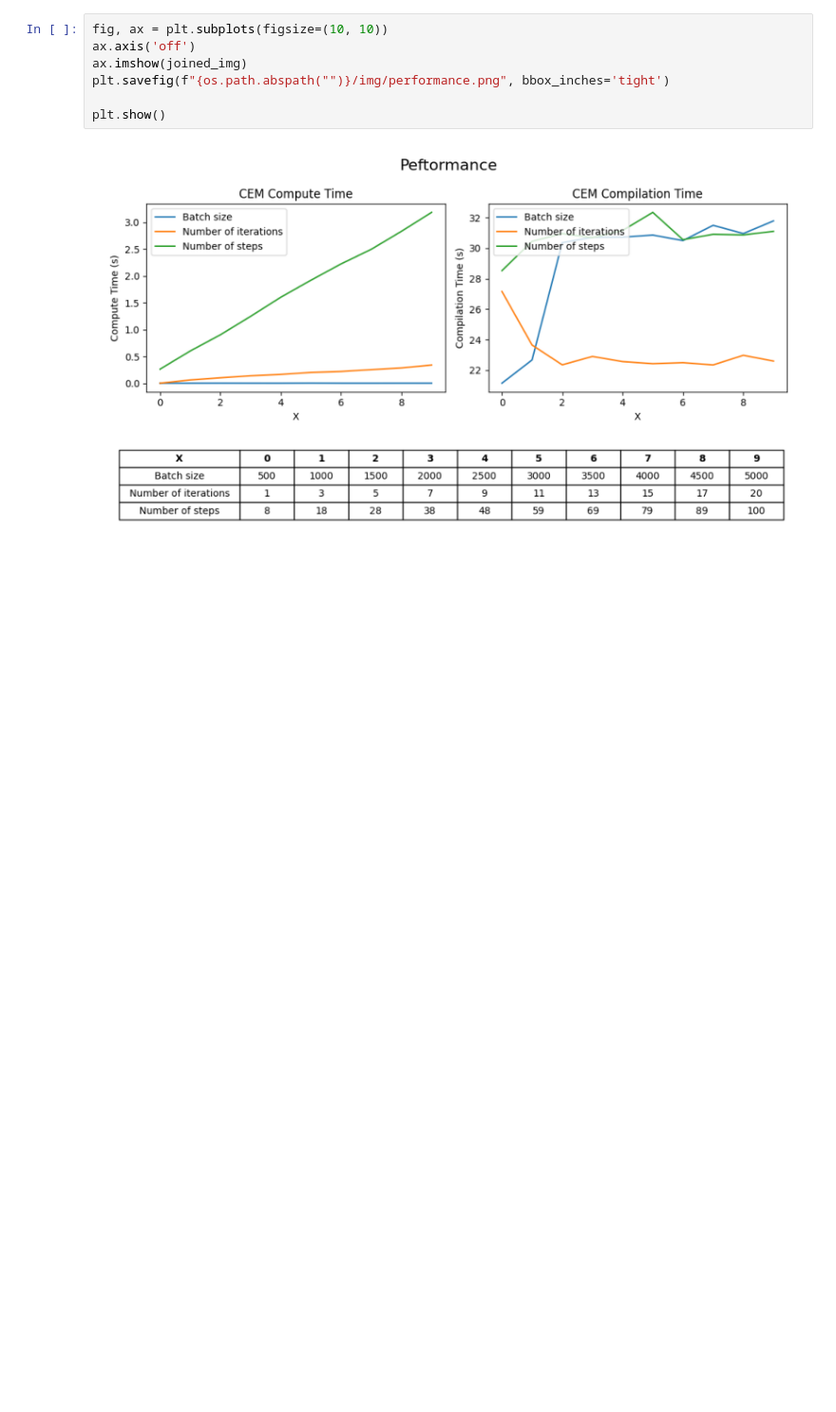
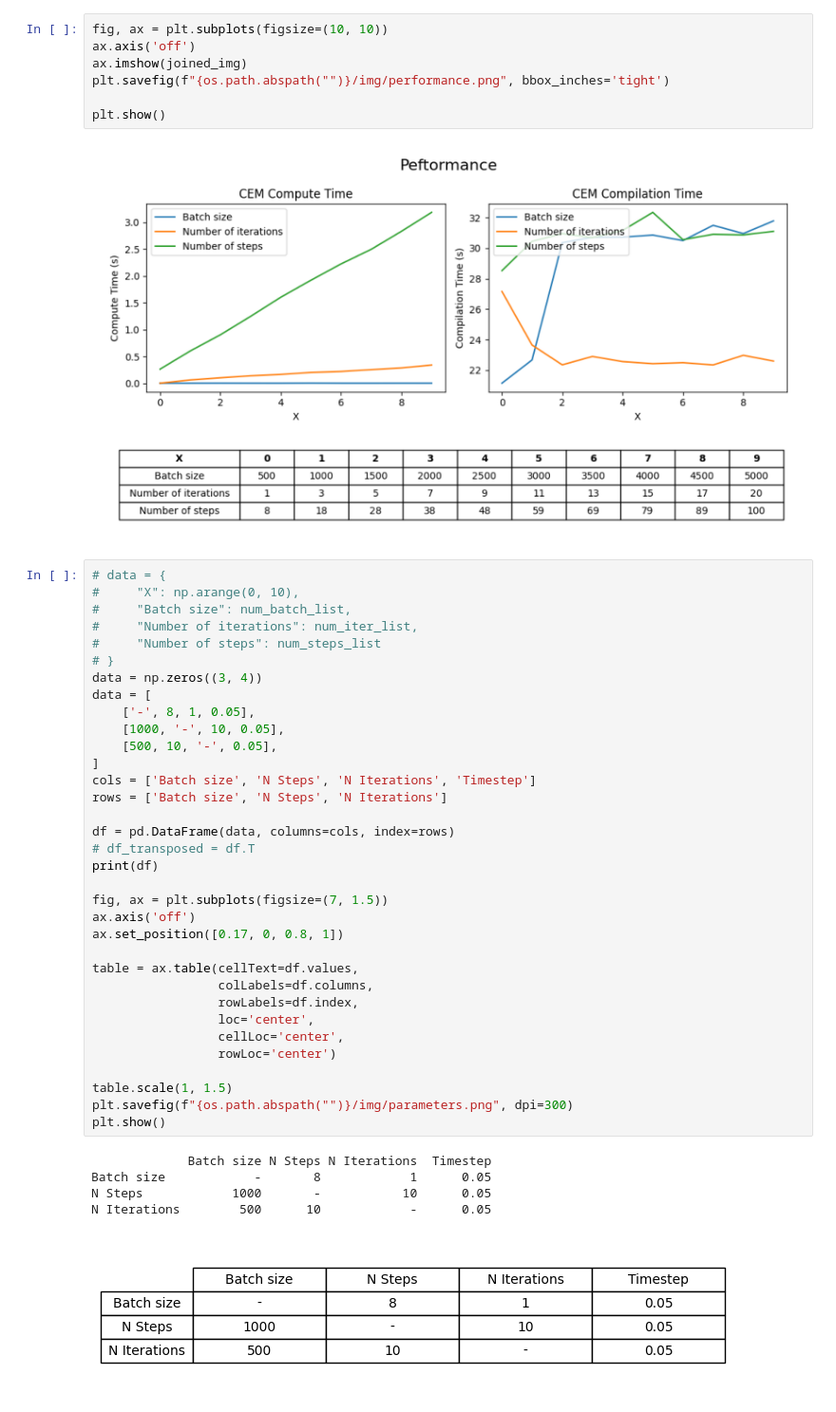
Before and after one commit to patsyuk03/mjx_planner, a Jupyter notebook: performance_testing.ipynb, the cells around one changed output. Shown at 95% size. Saved outputs shown, nothing was run; the diff lists cells and outputs as text; blank space fills up the shorter version.

```diff
--- a/performance_testing.ipynb
+++ b/performance_testing.ipynb
@@ -491,3 +491,43 @@ plt.savefig(f"{os.path.abspath("")}/img/performance.png", bbox_inches='tight')
 plt.show()
 # %% [output]
 [figure]
+# %%
+# data = {
+#     "X": np.arange(0, 10),
+#     "Batch size": num_batch_list,
+#     "Number of iterations": num_iter_list,
+#     "Number of steps": num_steps_list
+# }
+data = np.zeros((3, 4))
+data = [
+    ['-', 8, 1, 0.05],
+    [1000, '-', 10, 0.05],
+    [500, 10, '-', 0.05],
+]
+cols = ['Batch size', 'N Steps', 'N Iterations', 'Timestep']
+rows = ['Batch size', 'N Steps', 'N Iterations']
+
+df = pd.DataFrame(data, columns=cols, index=rows)
+# df_transposed = df.T
+print(df)
+
+fig, ax = plt.subplots(figsize=(7, 1.5))
+ax.axis('off')
+ax.set_position([0.17, 0, 0.8, 1])
+
+table = ax.table(cellText=df.values,
+                 colLabels=df.columns,
+                 rowLabels=df.index,
+                 loc='center',
+                 cellLoc='center',
+                 rowLoc='center')
+
+table.scale(1, 1.5)
+plt.savefig(f"{os.path.abspath("")}/img/parameters.png", dpi=300)
+plt.show()
+# %% [output]
+             Batch size N Steps N Iterations  Timestep
+Batch size            -       8            1      0.05
+N Steps            1000       -           10      0.05
+N Iterations        500      10            -      0.05
+[figure, added]
```
Also changed, not shown: parts of 1 cell of this notebook, 1 other file.
